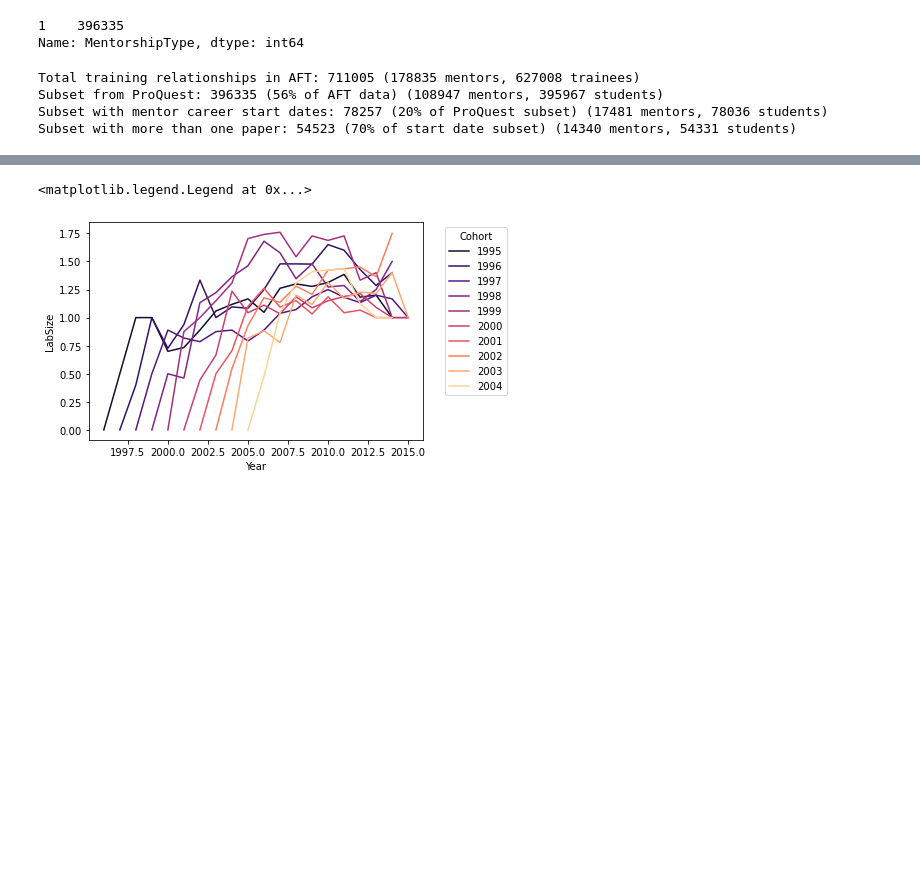
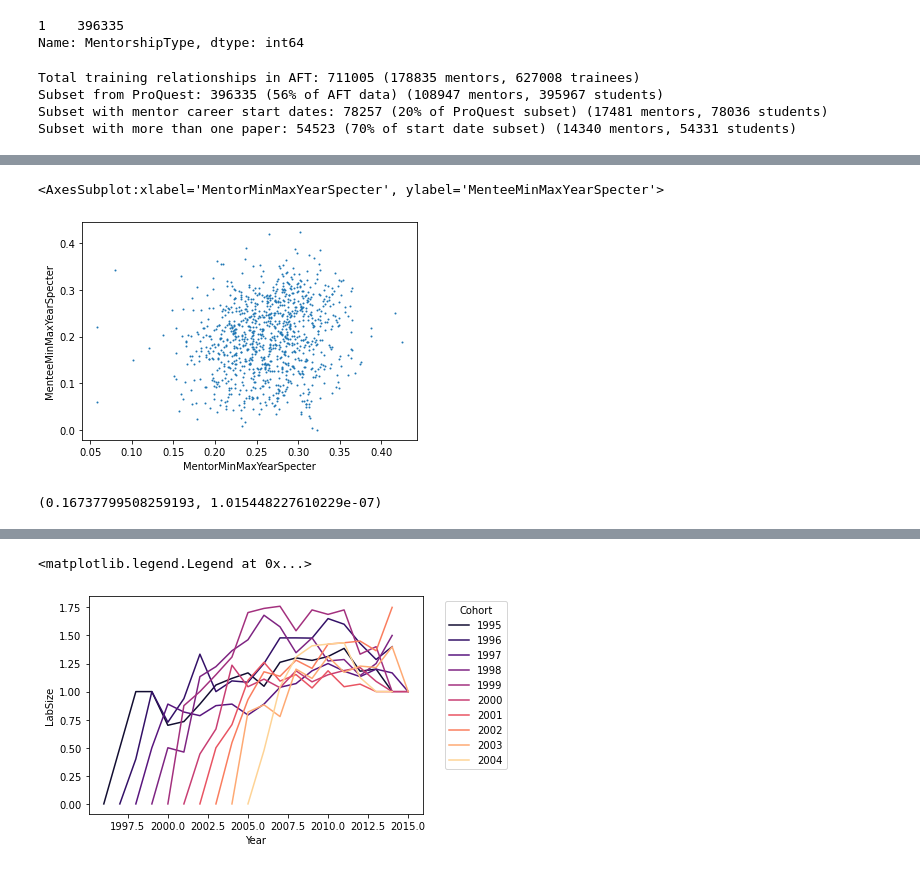
Before and after one commit to schwarza/s4_group_project, a Jupyter notebook: lps_scratch.ipynb, the cells around one changed output, grey strips where cells are left out. Saved outputs shown, nothing was run; the diff lists cells and outputs as text; code cells hidden in the pictures; blank space fills up the shorter version.

```diff
--- a/lps_scratch.ipynb
+++ b/lps_scratch.ipynb
@@ -190,0 +209,9 @@ plt.legend();
+# %%
+m_sample.plot.scatter(x='MentorMinMaxYearSpecter',y='MenteeMinMaxYearSpecter',s=1)
+# %% [output]
+<AxesSubplot:xlabel='MentorMinMaxYearSpecter', ylabel='MenteeMinMaxYearSpecter'>
+[figure, added]
+# %%
+pearsonr(m_sample['MentorMinMaxYearSpecter'],m_sample['MenteeMinMaxYearSpecter'])
+# %% [output]
+(0.16737799508259193, 1.015448227610229e-07)
```
Also changed, not shown: parts of 12 cells of this notebook.
